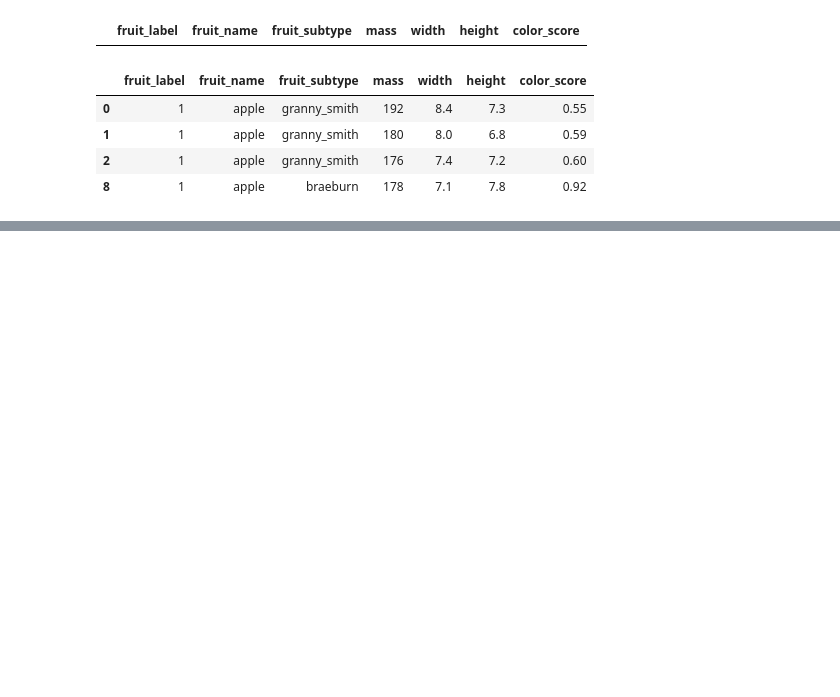
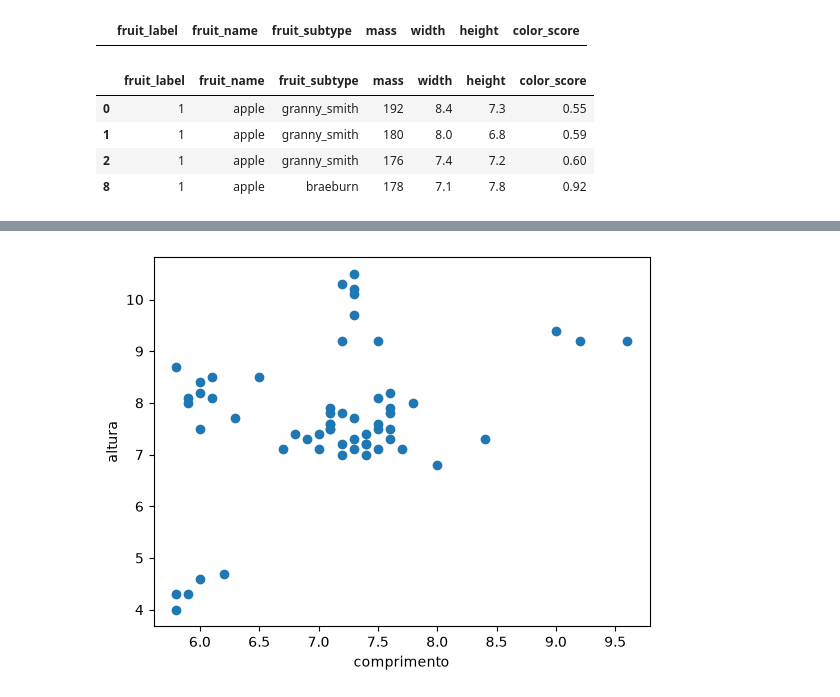
Before and after one commit to engcriscunha/Curso-Machine-Learning-DELL, a Jupyter notebook: fruits.ipynb, the cells around one changed output, grey strips where cells are left out. Saved outputs shown, nothing was run; the diff lists cells and outputs as text; code cells hidden in the pictures; blank space fills up the shorter version.

```diff
--- a/fruits.ipynb
+++ b/fruits.ipynb
@@ -263,0 +277,7 @@ frutas[macas & pesadas] #aparece as linhas em que a fruta é maçã e o peso é
+# %%
+plt.scatter(x1, x2)
+plt.xlabel('comprimento')
+plt.ylabel('altura')
+plt.show()
+# %% [output]
+[figure, added]
```
Also changed, not shown: parts of 6 cells of this notebook.
